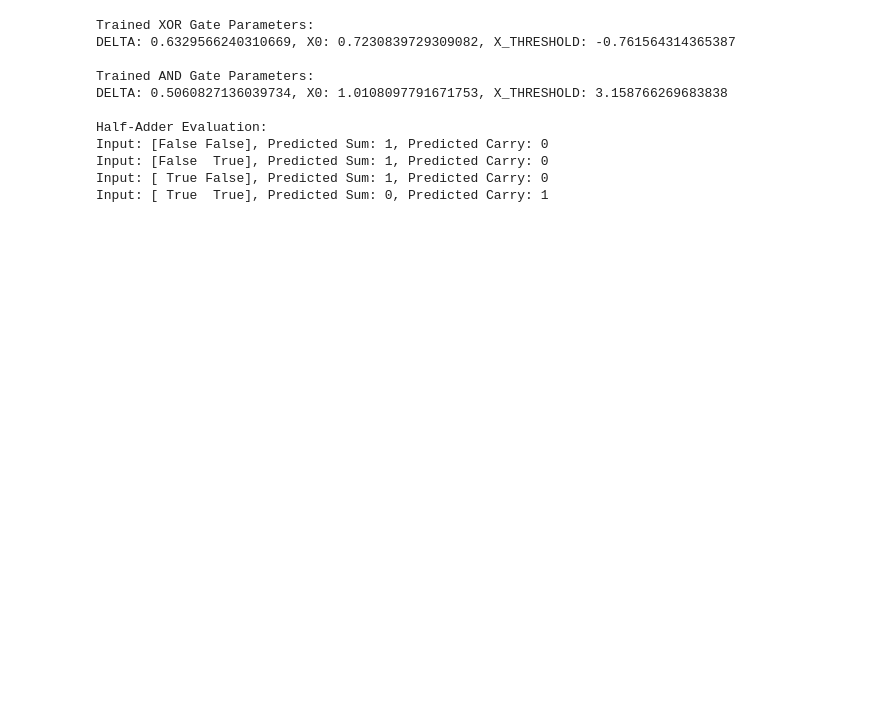
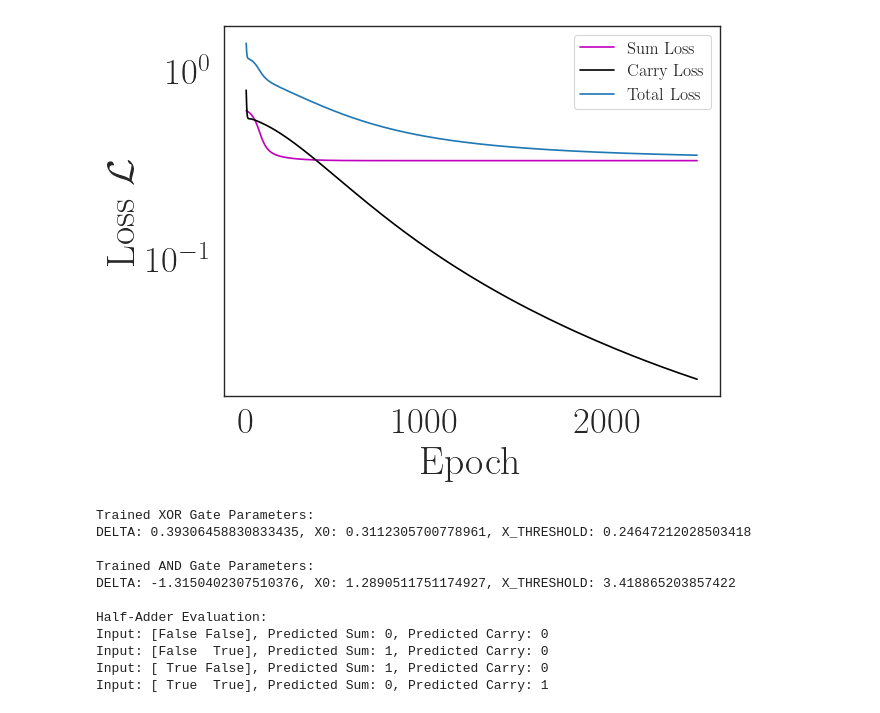
Before and after one commit to NonlinearArtificialIntelligenceLab/ChaoGateNN, a Jupyter notebook: nbs/chao_half_adder.ipynb, the cells around one changed output. Cells and saved outputs as stored; diff of their text form; code cells hidden in the pictures; blank space fills up the shorter version.

```diff
--- a/nbs/chao_half_adder.ipynb
+++ b/nbs/chao_half_adder.ipynb
@@ -23,9 +39,9 @@ from chaogatenn.utils import grad_norm
 # %%
-Map = LogisticMap(a=4.0)
-# Map = LorenzMap(sigma=10.0, rho=28.0, beta=8/3, dt=0.01, steps=1000)
-# Map = DuffingMap(
-#     alpha=5.0, beta=5.0, delta=0.02, gamma=8.0, omega=0.5, dt=0.01, steps=1000
-# )
+# Map = LogisticMap(a=4.0)
+# Map = LorenzMap(sigma=10.0, rho=28.0, beta=8 / 3, dt=0.01, steps=1000)
+Map = DuffingMap(
+    alpha=1.0, beta=5.0, delta=0.02, gamma=8.0, omega=0.5, dt=0.01, steps=1000
+)
 # %%
 # Training data for the Half Adder
 X = jnp.array([[0, 0], [0, 1], [1, 0], [1, 1]], dtype=bool)  # Input combinations
@@ -80,19 +94,24 @@ def make_step(
 
     xor_gate = eqx.apply_updates(xor_gate, updates[0])  # type: ignore
     and_gate = eqx.apply_updates(and_gate, updates[1])  # type: ignore
-    return loss, xor_gate, and_gate, opt_state
+    return loss_sum, loss_carry, loss, xor_gate, and_gate, opt_state
 # %%
 # Initialize the XOR and AND gates with random values
-xor_gate = ChaoGate(DELTA=0.5, X0=1.0, X_THRESHOLD=0.4, Map=Map)
-and_gate = ChaoGate(DELTA=0.5, X0=1.0, X_THRESHOLD=0.4, Map=Map)
+DELTA, X0, X_THRESHOLD = jax.random.normal(jax.random.PRNGKey(0), (3, 2))
+
+xor_gate = ChaoGate(DELTA=DELTA[0], X0=X0[0], X_THRESHOLD=X_THRESHOLD[0], Map=Map)
+and_gate = ChaoGate(DELTA=DELTA[1], X0=X0[1], X_THRESHOLD=X_THRESHOLD[1], Map=Map)
 # %%
 optim = optax.adabelief(learning_rate=3e-4)
 opt_state = optim.init(eqx.filter([xor_gate, and_gate], eqx.is_inexact_array))
 # %%
 epochs = 2500
-
+loss_list = []
+loss_sum_list = []
+loss_carry_list = []
+grad_norm_list = []
 for epoch in trange(epochs):
-    loss, xor_gate, and_gate, opt_state = make_step(
+    loss_sum, loss_carry, loss, xor_gate, and_gate, opt_state = make_step(
         xor_gate,  # type: ignore
         and_gate,  # type: ignore
         X,
@@ -103,6 +122,10 @@ for epoch in trange(epochs):
     )
     _, grads = compute_sum_loss(xor_gate, X, y_sum)
     grad_norm_value = grad_norm(grads)
+    loss_list.append(loss)
+    loss_sum_list.append(loss_sum)
+    loss_carry_list.append(loss_carry)
+    grad_norm_list.append(grad_norm_value)
 
     if epoch % 10 == 0:
         print(f"Epoch {epoch}, loss: {loss}, grad norm: {grad_norm_value}")
@@ -127,3 +150,21 @@ Epoch 2490, loss: 0.7026106119155884, grad norm: 0.00039834287599660456
+# %%
+# Plot the loss and gradient norm
+fig, ax = plt.subplots(1, 1)
+ax.plot(loss_sum_list, "m", label="Sum Loss")
+ax.plot(loss_carry_list, "k", label="Carry Loss")
+ax.plot(loss_list, label="Total Loss")
+ax.set_xlabel("Epoch")
+ax.legend(fontsize=12)
+ax.set_yscale("log")
+ax.set_ylabel("Loss $\\mathcal{L}$")
+
+# plt.savefig("../figures/logistic_half_adder_curve.png", dpi=300, bbox_inches="tight")
+# plt.savefig("../figures/logistic_half_adder_curve.pdf", dpi=300, bbox_inches="tight")
+# plt.savefig("../figures/logistic_half_adder_curve.svg", dpi=300, bbox_inches="tight")
+
+plt.show()
+# %% [output]
+[figure, added]
 # %%
 # Display trained parameters
 print("\nTrained XOR Gate Parameters:")
@@ -146,13 +187,13 @@ for i in range(len(X)):
     )
 # %% [output]
 Trained XOR Gate Parameters:
-DELTA: 0.6329566240310669, X0: 0.7230839729309082, X_THRESHOLD: -0.761564314365387
+DELTA: 0.39306458830833435, X0: 0.3112305700778961, X_THRESHOLD: 0.24647212028503418
 
 Trained AND Gate Parameters:
-DELTA: 0.5060827136039734, X0: 1.0108097791671753, X_THRESHOLD: 3.158766269683838
+DELTA: -1.3150402307510376, X0: 1.2890511751174927, X_THRESHOLD: 3.418865203857422
 
 Half-Adder Evaluation:
-Input: [False False], Predicted Sum: 1, Predicted Carry: 0
+Input: [False False], Predicted Sum: 0, Predicted Carry: 0
 Input: [False  True], Predicted Sum: 1, Predicted Carry: 0
 Input: [ True False], Predicted Sum: 1, Predicted Carry: 0
 Input: [ True  True], Predicted Sum: 0, Predicted Carry: 1
```
Also changed, not shown: parts of 5 cells of this notebook, 10 other files.
